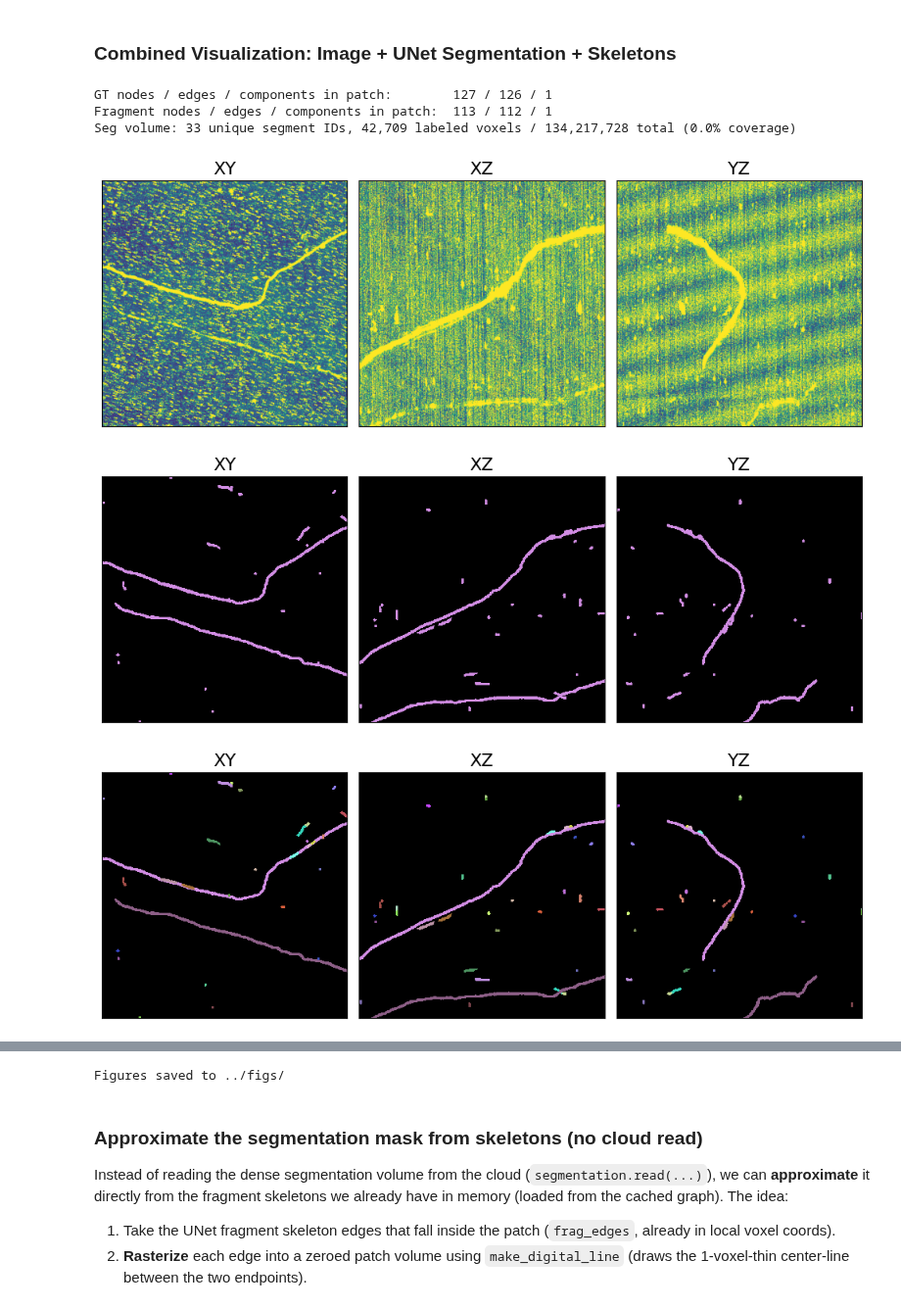
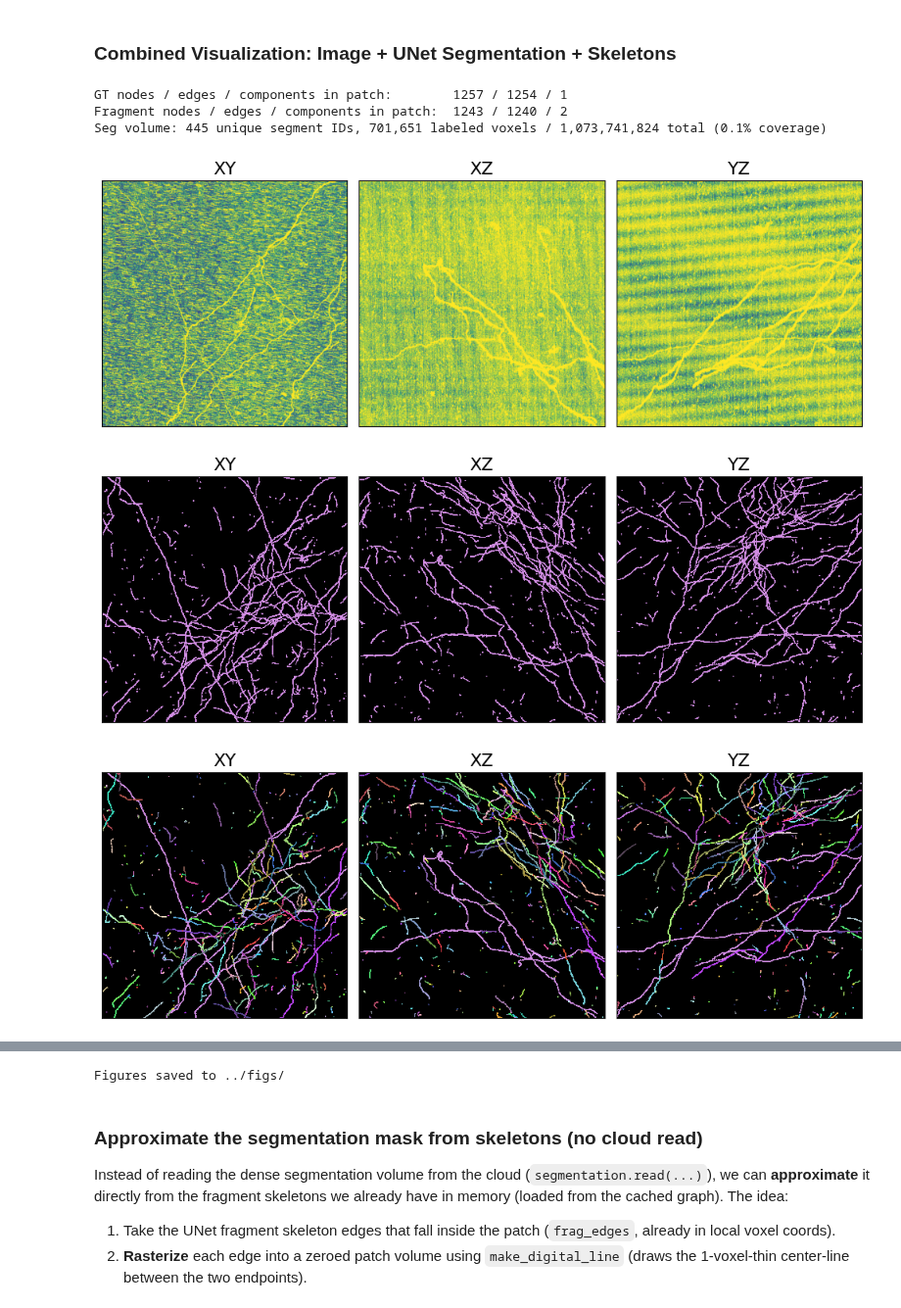
Before and after one commit to StevenZhang0116/exa-spim-agent, a Jupyter notebook: notebooks/load_skeletons_from_cache.ipynb, the cells around one changed output, grey strips where cells are left out. Shown at 98% size. Cells and saved outputs as stored; diff of their text form; code cells hidden in the pictures.

```diff
--- a/notebooks/load_skeletons_from_cache.ipynb
+++ b/notebooks/load_skeletons_from_cache.ipynb
@@ -19,7 +19,7 @@ os.environ["AWS_EC2_METADATA_DISABLED"] = "true"
 brain_id = "794495"
 segmentation_id = "raw.unet_449_splits_and_merges_900000"
 
-cache_path = f"../dataset_cache_{brain_id}.pkl"
+cache_path = f"../dataset_cache_{brain_id}_mcl1000.pkl"
 dataset = BrainDataset.load_from_cache(cache_path)
 
 segmentation_path = f"gs://allen-nd-goog/from_google/{brain_id}/whole_brain/{segmentation_id}/"
@@ -70,7 +70,7 @@ Total segmentation components (unique segment IDs):        10,172
 ### Combined Visualization: Image + UNet Segmentation + Skeletons
 # %%
 # Parameters
-size_dim = 512
+size_dim = 1024
 patch_shape = (size_dim, size_dim, size_dim)
 use_groundtruth = True
 
@@ -170,36 +170,36 @@ img_util.plot_segmentation_mips(seg_mask)
 img_util.plot_segmentation_mips(seg_patch_remapped)
 # Plot 4: Skeletons — GT (human-traced) and UNet fragments (auto-extracted)
 # on separate rows. Each connected component gets its own color.
 # UNet fragments are skeletons extracted FROM seg_patch — they correspond to
 # the colored regions above, but colors won't match (independent palettes).
 img_util.plot_skeleton_mips(
     {
         "GT": {
             "nodes": gt_nodes,
             "node_components": gt_node_comps,
             "edges": gt_edges,
             "components": gt_edge_comps,
             "color": "lime",
         },
         "UNet Fragments": {
             "nodes": frag_nodes,
             "node_components": frag_node_comps,
             "edges": frag_edges,
             "components": frag_edge_comps,
             "color": "cyan",
         },
     },
     patch_shape,
     separate_rows=True,
 )
 
 # Restore original plt.show
 plt.show = _original_show
 print(f"\nFigures saved to {figs_dir}/")
 # %% [output]
-GT nodes / edges / components in patch:        127 / 126 / 1
-Fragment nodes / edges / components in patch:  113 / 112 / 1
-Seg volume: 33 unique segment IDs, 42,709 labeled voxels / 134,217,728 total (0.0% coverage)
+GT nodes / edges / components in patch:        1257 / 1254 / 1
+Fragment nodes / edges / components in patch:  1243 / 1240 / 2
+Seg volume: 445 unique segment IDs, 701,651 labeled voxels / 1,073,741,824 total (0.1% coverage)
-[figure, old version]
+[figure, new version]
-[figure, old version]
+[figure, new version]
-[figure, old version]
+[figure, new version]
```
Also changed, not shown: parts of 9 cells of this notebook, 2 other files.
